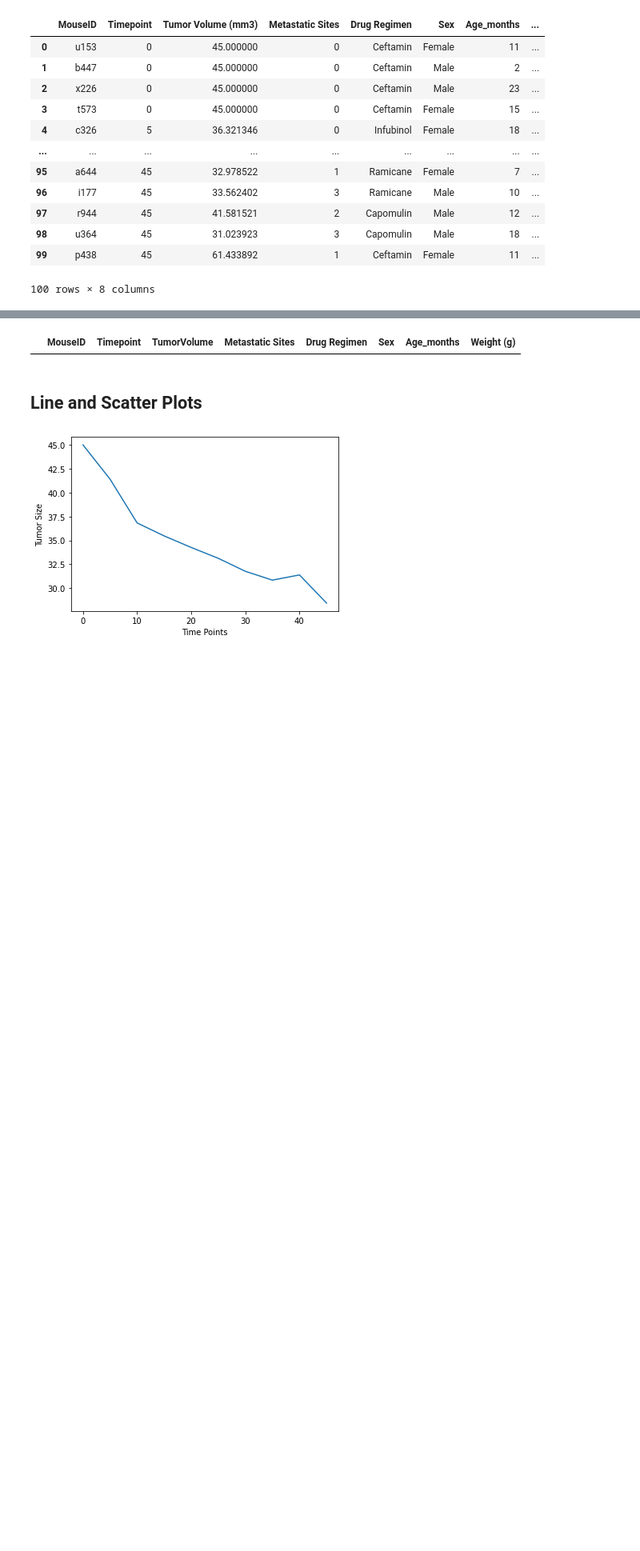
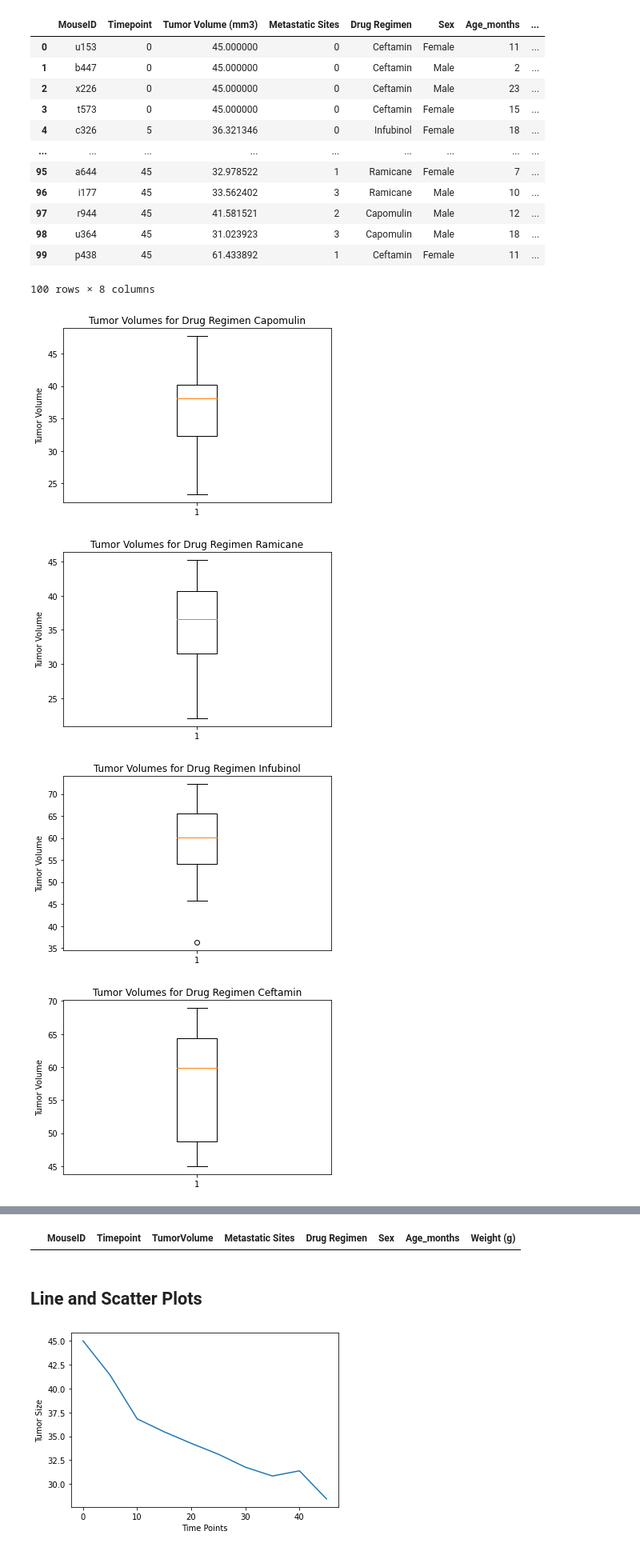
Before and after one commit to thomasipe/matplotlib-challenge, a Jupyter notebook: Pymaceuticals/pymaceuticals_starter.ipynb, the cells around one changed output, grey strips where cells are left out. Shown at 80% size. Cells and saved outputs as stored; diff of their text form; code cells hidden in the pictures; blank space fills up the shorter version.

Commit message:
finished the box plots. Formatting and Lin regresss remain

```diff
--- a/Pymaceuticals/pymaceuticals_starter.ipynb
+++ b/Pymaceuticals/pymaceuticals_starter.ipynb
@@ -198,40 +198,62 @@ all_max_tv
 | 99 | p438 | 45 | 61.433892 | 1 | Ceftamin | Female | 11 | ... |
 100 rows × 8 columns
 # %%
+all_max_tv = all_max_tv.rename(columns={"Tumor Volume (mm3)": "TumorVolume"})
+#use a copy of the all_max_df
+tv_top4 = all_max_tv.copy()
+
 # Put treatments into a list for for loop (and later for plot labels)
 treatment_list = ['Capomulin', 'Ramicane', 'Infubinol', 'Ceftamin']
+
+for treatment in treatment_list:
+    capo_tv = tv_top4.loc[(tv_top4['Drug Regimen'] == treatment), ['TumorVolume']]
+    tv_list = capo_tv['TumorVolume'].tolist()
+
+    # plot info
+    fig1, ax1 = plt.subplots()
+    ax1.set_title(f'Tumor Volumes for Drug Regimen {treatment}')
+    ax1.set_ylabel('Tumor Volume')
+    ax1.boxplot(tv_list)
+    plt.show()
+
 
 # Create empty list to fill with tumor vol data (for plotting)
 tumor_vol_data = []
 
+
+
 # Calculate the IQR and quantitatively determine if there are any potential outliers.
-all_max_tv = all_max_tv.rename(columns={"Tumor Volume (mm3)": "TumorVolume"})
+
 
 tumor_volume = all_max_tv['TumorVolume']
 quartiles = tumor_volume.quantile([.25,.5,.75])
 lowerq = quartiles[0.25]
 upperq = quartiles[0.75]
 iqr = upperq-lowerq
 
 print(f"The lower quartile of tumor volume is: {lowerq}")
 print(f"The upper quartile of tumor volume is: {upperq}")
 print(f"The interquartile range of tumor volume is: {iqr}")
 print(f"The the median of tumor volume is: {quartiles[0.5]} ")
 
 lower_bound = lowerq - (1.5*iqr)
 upper_bound = upperq + (1.5*iqr)
 print(f"Values below {lower_bound} could be outliers.")
 print(f"Values above {upper_bound} could be outliers.")
     # Locate the rows which contain mice on each drug and get the tumor volumes
 
 
     # add subset
 
 
     # Determine outliers using upper and lower bounds
 outlier_tumor_volume = all_max_tv.loc[(all_max_tv['TumorVolume'] < lower_bound) | (all_max_tv['TumorVolume'] > upper_bound)]
 outlier_tumor_volume
 # %% [output]
+[figure, added]
+[figure, added]
+[figure, added]
+[figure, added]
 The lower quartile of tumor volume is: 37.187743802499995
 The upper quartile of tumor volume is: 59.930261755000004
 The interquartile range of tumor volume is: 22.74251795250001
```
